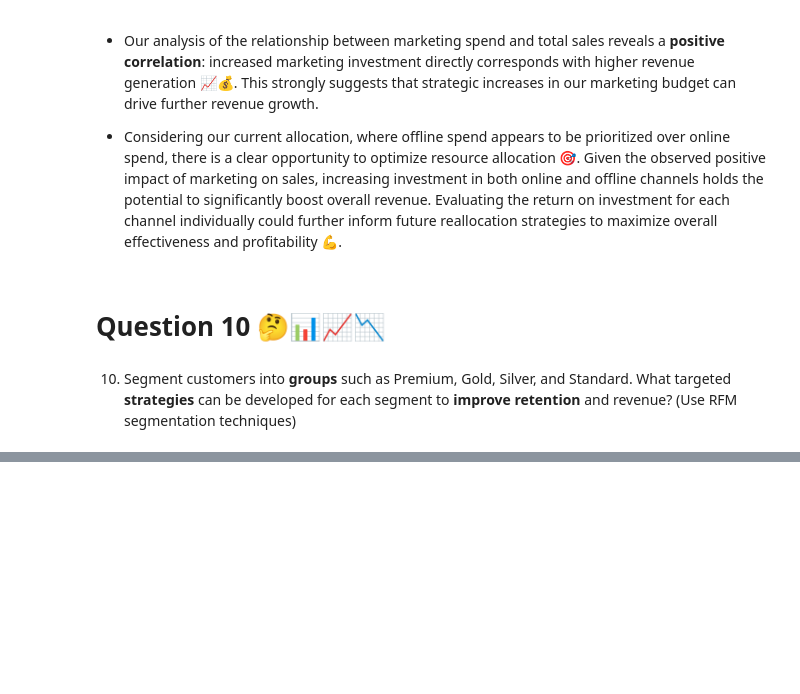
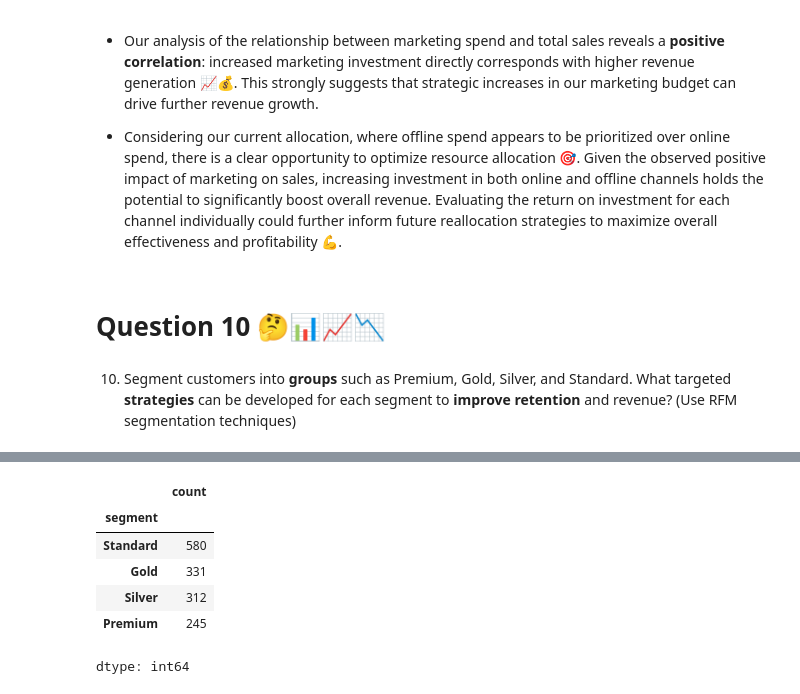
Before and after one commit to Smita569/E-commerce_Marketing_and_sales, a Jupyter notebook: E_commerce_Marketing_and_sales_Business_Case.ipynb, the cells around one changed output, grey strips where cells are left out. Cells and saved outputs as stored; diff of their text form; code cells hidden in the pictures; blank space fills up the shorter version.

```diff
--- a/E_commerce_Marketing_and_sales_Business_Case.ipynb
+++ b/E_commerce_Marketing_and_sales_Business_Case.ipynb
@@ -670,0 +707,22 @@ plt.show()
+# %%
+# Define RFM segments based on score ranges
+def rfm_segment(rfm_score):
+    if rfm_score >= 11:
+        return 'Premium' #Recent, frequent, high spenders
+    elif rfm_score >= 9 :
+        return 'Gold'    #Recent, somewhat frequent and valuable
+    elif rfm_score >= 7 :
+        return 'Silver'  #Moderate scores across all
+    else:
+        return 'Standard' #Less recent, infrequent, low spend
+# %%
+df_rfm['segment']=df_rfm['RFM_score'].apply(rfm_segment)
+df_rfm['segment'].value_counts()
+# %% [output]
+|  | count |
+| segment |  |
+| Standard | 580 |
+| Gold | 331 |
+| Silver | 312 |
+| Premium | 245 |
+dtype: int64
```
Also changed, not shown: parts of 4 cells of this notebook.
